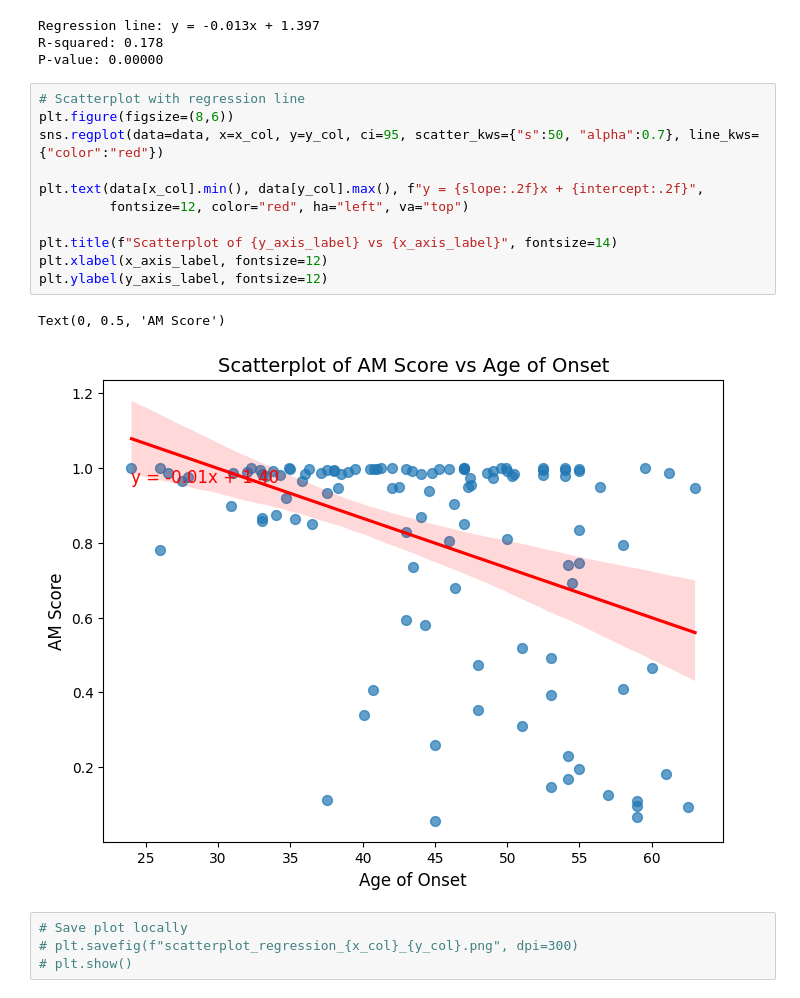
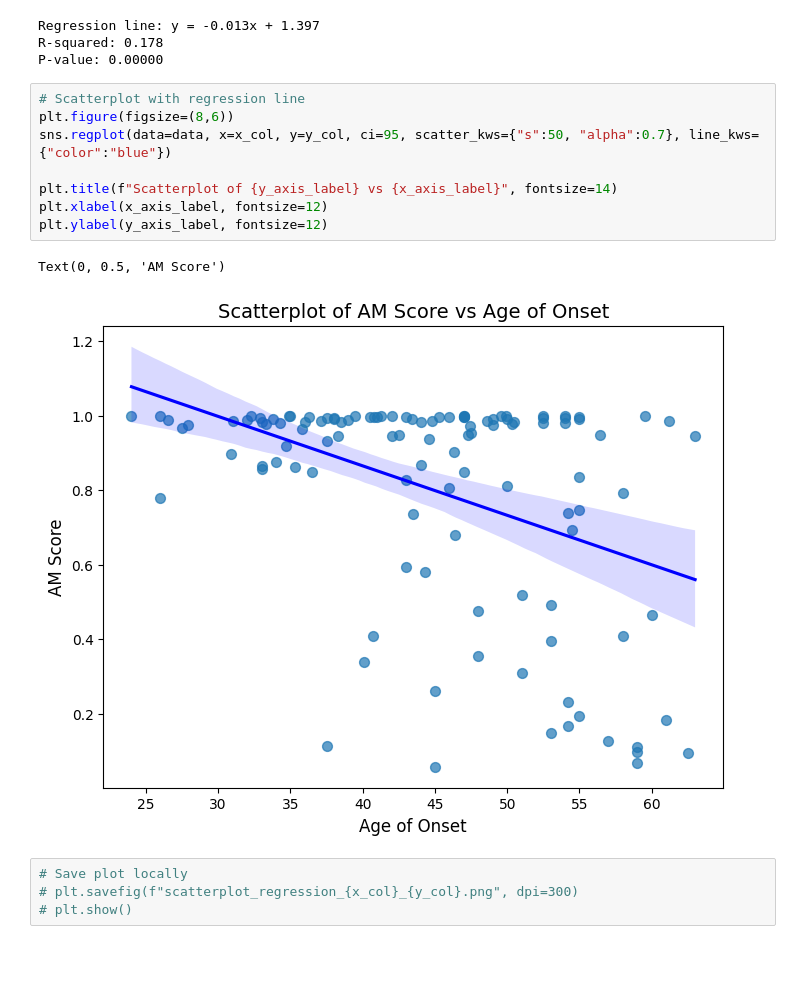
Before and after one commit to jiyeonsongg/am_comparison, a Jupyter notebook: scatterplots_regression.ipynb, the cells around one changed output. Cells and saved outputs as stored; diff of their text form; blank space fills up the shorter version.

Commit message:
modified scatter plot & bar plots w/ error

```diff
--- a/scatterplots_regression.ipynb
+++ b/scatterplots_regression.ipynb
@@ -47,17 +47,14 @@ P-value: 0.00000
 # %%
 # Scatterplot with regression line
 plt.figure(figsize=(8,6))
-sns.regplot(data=data, x=x_col, y=y_col, ci=95, scatter_kws={"s":50, "alpha":0.7}, line_kws={"color":"red"})
-
-plt.text(data[x_col].min(), data[y_col].max(), f"y = {slope:.2f}x + {intercept:.2f}",
-         fontsize=12, color="red", ha="left", va="top")
+sns.regplot(data=data, x=x_col, y=y_col, ci=95, scatter_kws={"s":50, "alpha":0.7}, line_kws={"color":"blue"})
 
 plt.title(f"Scatterplot of {y_axis_label} vs {x_axis_label}", fontsize=14)
 plt.xlabel(x_axis_label, fontsize=12)
 plt.ylabel(y_axis_label, fontsize=12)
 # %% [output]
 Text(0, 0.5, 'AM Score')
-[figure, old version]
+[figure, new version]
 # %%
 # Save plot locally
 # plt.savefig(f"scatterplot_regression_{x_col}_{y_col}.png", dpi=300)
```
Also changed, not shown: 1 other file.
